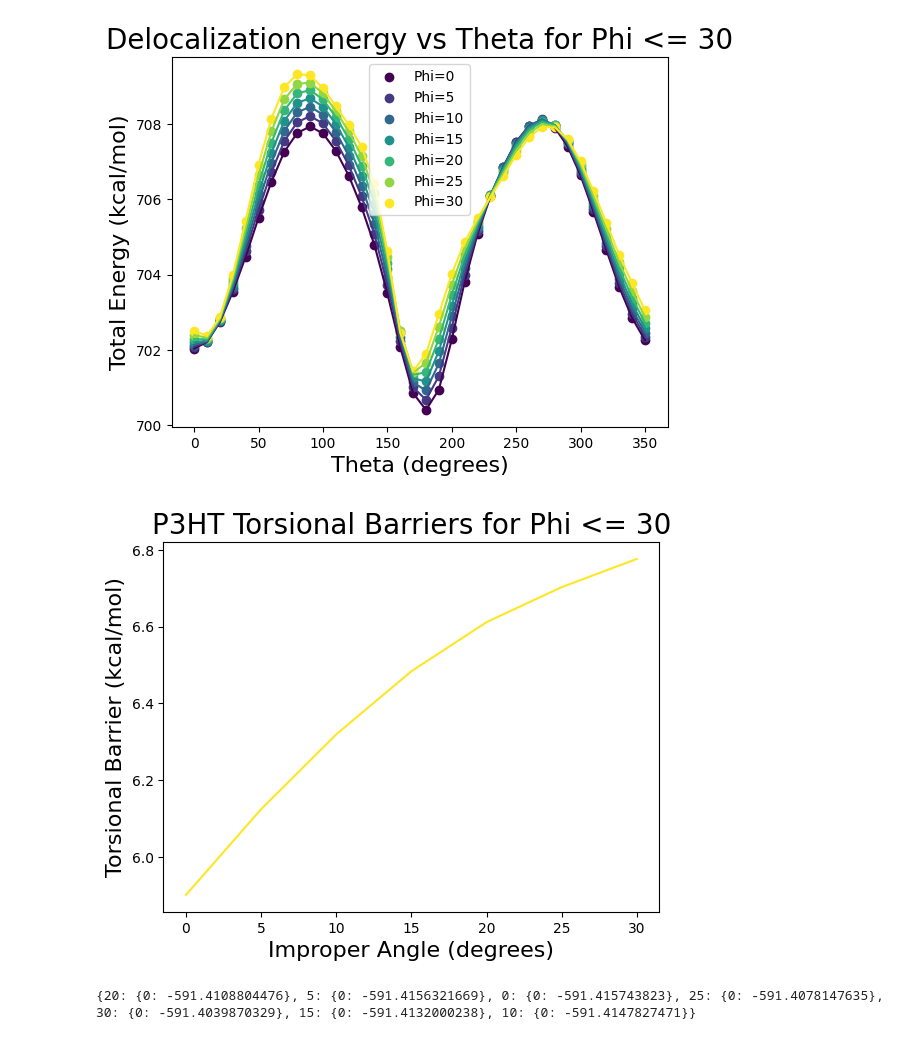
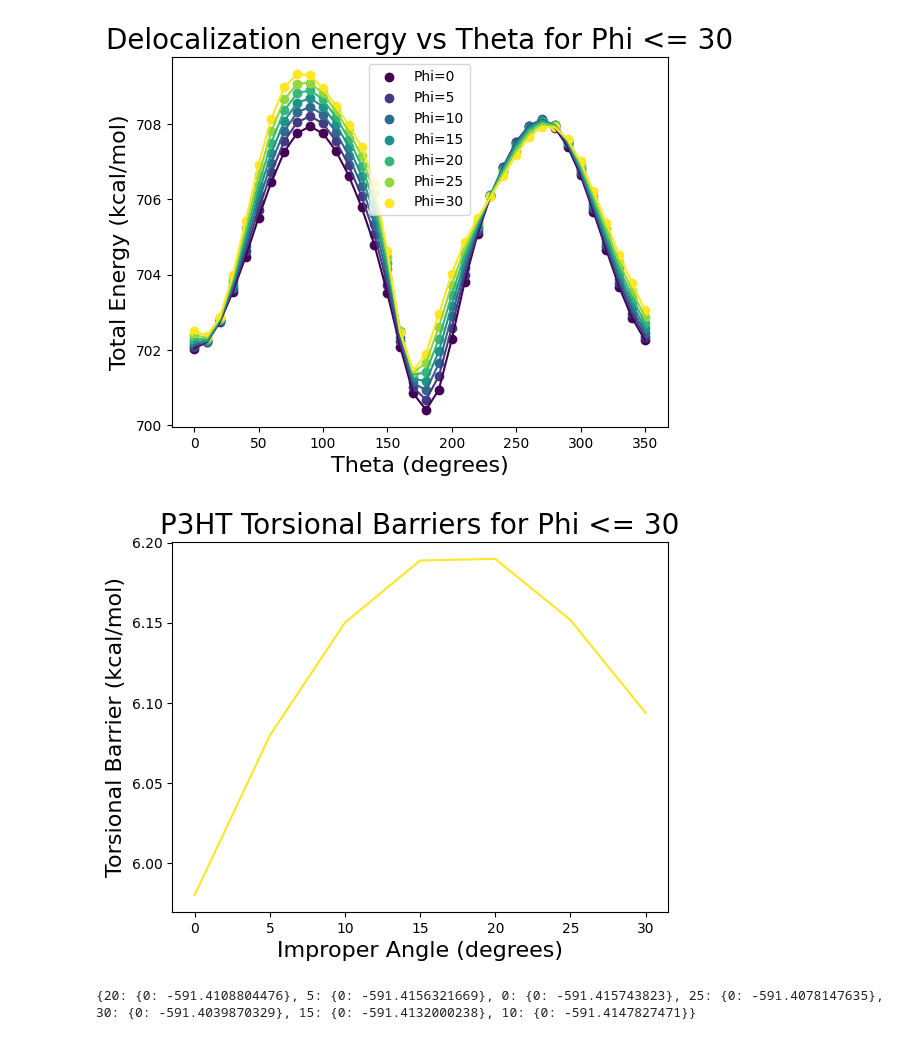
Before and after one commit to LRG-computational/impropers-data-analysis, a Jupyter notebook: pndit/main-pndit-impropers-analysis.ipynb, the cells around one changed output. Saved outputs shown, nothing was run; the diff lists cells and outputs as text; code cells hidden in the pictures.

Commit message:
new graph!

```diff
--- a/pndit/main-pndit-impropers-analysis.ipynb
+++ b/pndit/main-pndit-impropers-analysis.ipynb
@@ -490,30 +489,34 @@ plt.show()
 # %% [output]
 [figure]
 # %%
-def show_energy_barriers():
+def show_energy_barriers(energy_df):
     barriers =[]
     phis_used=[]
     for phi in phis:
         if phi <= 30:
-            subset = sorted_deloc[sorted_deloc['Phi'] == phi]
+            subset = energy_df[energy_df['Phi'] == phi]
             # e_conjugation = subset[subset['Theta'] == 0]['E_meth'].iloc[0]
             # normed_energy = 627.509 * (subset['E_deloc'] - e_conjugation)  # Normalize energy
             # normed_energy = normed_energy - 689  # Normalize energy
             # max = np.max(normed_energy)
-            max = subset['E_deloc'][subset['Theta'] == 90].values[0]
+            max1 = subset['E_deloc'][subset['Theta'] == 90].values[0]
+            max2 = subset['E_deloc'][subset['Theta'] == 270].values[0]
             # min = np.min(normed_energy)
-            min =subset['E_deloc'][subset['Theta'] == 0].values[0]
+            min = subset['E_deloc'][subset['Theta'] == 0].values[0]
+
+            barrier = ((max1 - min) + (max2 - min))/2
+
             phis_used.append(phi)
-            barriers.append((max-min)*627.509)
+            barriers.append(barrier*627.509)
     plt.plot(phis_used, barriers, color=color)
     plt.xlabel('Improper Angle (degrees)', fontdict=axes)
     plt.ylabel('Torsional Barrier (kcal/mol)', fontdict=axes)
     plt.title(f'P3HT Torsional Barriers for Phi <= 30', fontdict=title)
     plt.show()
 
-show_energy_barriers()
+show_energy_barriers(rimp2_df)
 # %% [output]
-[figure, old version]
+[figure, new version]
 # %%
 import pickle
 
```
Also changed, not shown: parts of 2 cells of this notebook, 6 other files.
